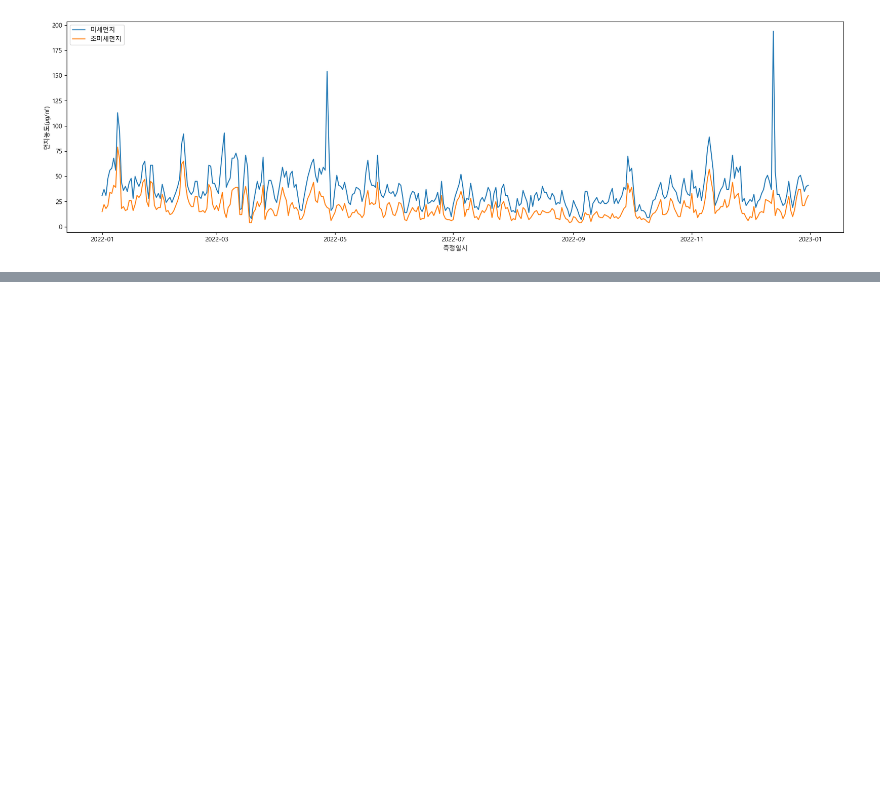
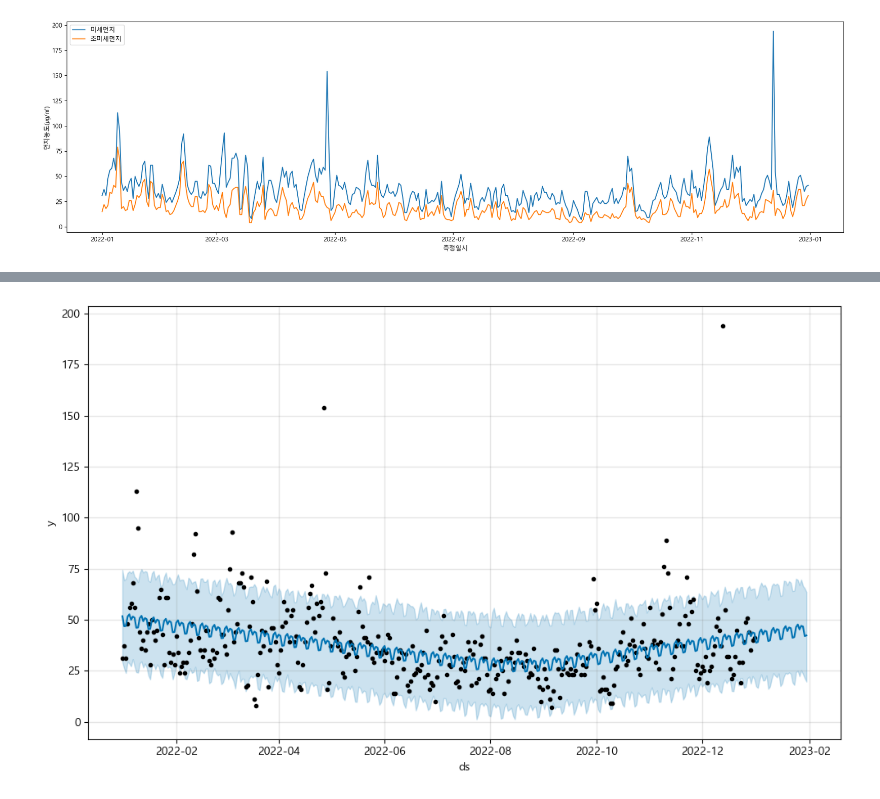
Before and after one commit to onizuka-38/ai_x, a Jupyter notebook: source/07_자연어처리/ch7_시계열분석.ipynb, the cells around one changed output, grey strips where cells are left out. Drawn from its saved outputs; the diff is of its cells as text; code cells hidden in the pictures; blank space fills up the shorter version.

```diff
--- a/source/07_자연어처리/ch7_시계열분석.ipynb
+++ b/source/07_자연어처리/ch7_시계열분석.ipynb
@@ -209,0 +268,3 @@ ts.head()
+# %%
+df_flt2.columns = ['ds','y'] #  prophet의 fit시 컬럼명을 ds, y
+df_flt2
@@ -209,0 +285,4 @@ ts.head()
+# %%
+from prophet  import Prophet
+p_model = Prophet()
+p_model.fit(df_flt2)
@@ -209,0 +293,7 @@ ts.head()
+# %%
+# p_model을 이용하여 30일 이후의 데이터를 예측
+future = p_model.make_future_dataframe(periods=30)
+forecast = p_model.predict(future)
+f = p_model.plot(forecast)
+# %% [output]
+[figure, added]
```
Also changed, not shown: parts of 11 cells of this notebook.
